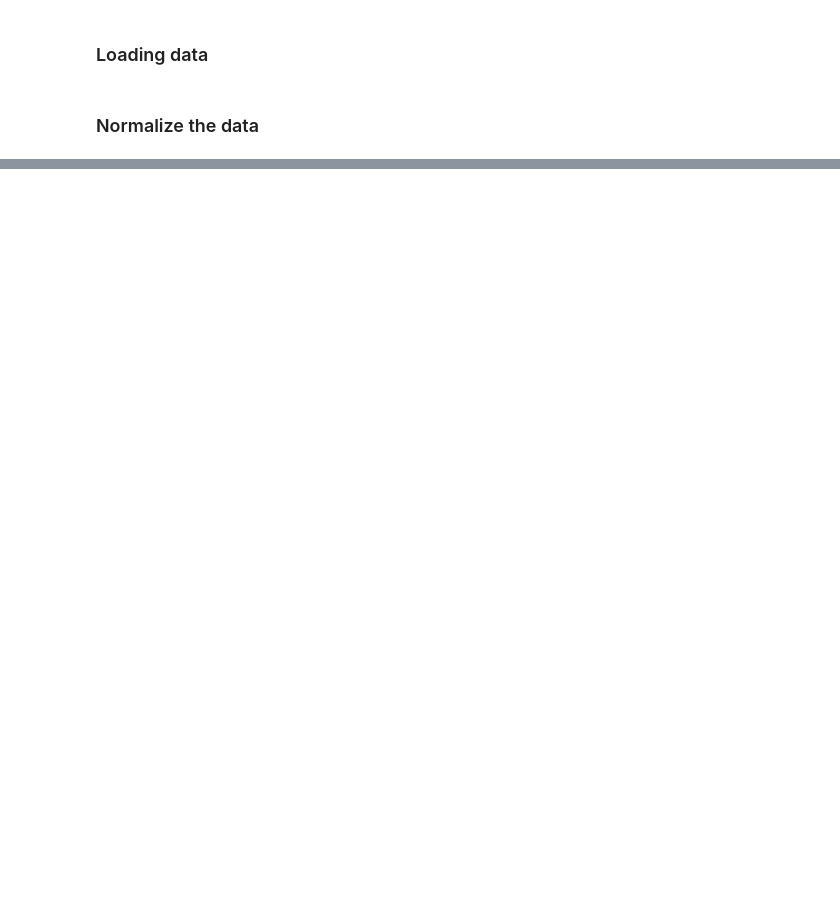
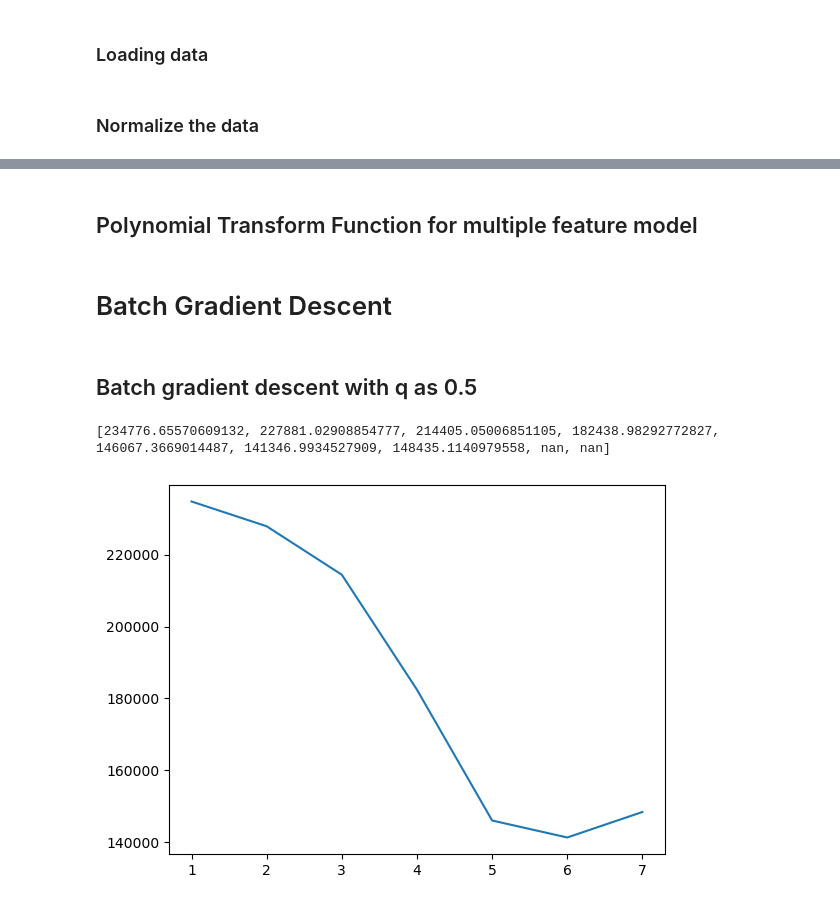
Before and after one commit to sparsh-04/ML, a Jupyter notebook: fods.ipynb, the cells around one changed output, grey strips where cells are left out. Saved outputs shown, nothing was run; the diff lists cells and outputs as text; code cells hidden in the pictures; blank space fills up the shorter version.

```diff
--- a/fods.ipynb
+++ b/fods.ipynb
@@ -432,0 +161,2 @@ print(mse_two_stoic)
+# %% [markdown]
+## Polynomial Transform Function for multiple feature model
@@ -432,0 +170,42 @@ print(mse_two_stoic)
+# %% [markdown]
+# Batch Gradient Descent
+# %% [markdown]
+## Batch gradient descent with q as 0.5
+# %%
+def half_reg(X:np.ndarray, Y:np.ndarray,max_iter = 500 ,penalty = 0.07, learning_rate = 0.000018):
+    n, m = X.shape
+    W = np.zeros(X.shape[1])
+    for _ in range(max_iter):
+        Y_pred = np.dot(X,W)
+        flag = True
+        for iW in W:
+            if iW == 0.0:
+                flag = False
+        if flag == False:
+            grad = 1/n*np.dot(X.T, Y_pred-Y)
+        else:
+            grad = 1/n*np.dot(X.T, Y_pred-Y) + penalty*0.5*W**-0.5
+        W -= learning_rate*grad
+        learning_rate /=1.000005
+    return W
+
+def mean_squared_error(y_true, y_pred):
+    return np.mean((y_true - y_pred) ** 2)
+
+
+degrees = [1,2,3,4,5,6,7,8,9]
+output_bch_half = []
+for i in degrees:
+    X_Train_poly_bch_half = poly_transform_2(X_Train, i)
+    X_Test_poly_bch_half = poly_transform_2(X_Test, i)
+    W_bch_half = half_reg(X_Train_poly_bch_half, Y_Train)
+    Y_Test_pred = np.dot(X_Test_poly_bch_half,W_bch_half)
+    mse_bch_half = mean_squared_error(Y_Test, Y_Test_pred)
+    output_bch_half.append(mse_bch_half)
+
+print(output_bch_half)
+plt.plot(degrees, output_bch_half)
+plt.show()
+# %% [output]
+[234776.65570609132, 227881.02908854777, 214405.05006851105, 182438.98292772827, 146067.3669014487, 141346.9934527909, 148435.1140979558, nan, nan]
+[figure, added]
```
Also changed, not shown: parts of 48 cells of this notebook.
